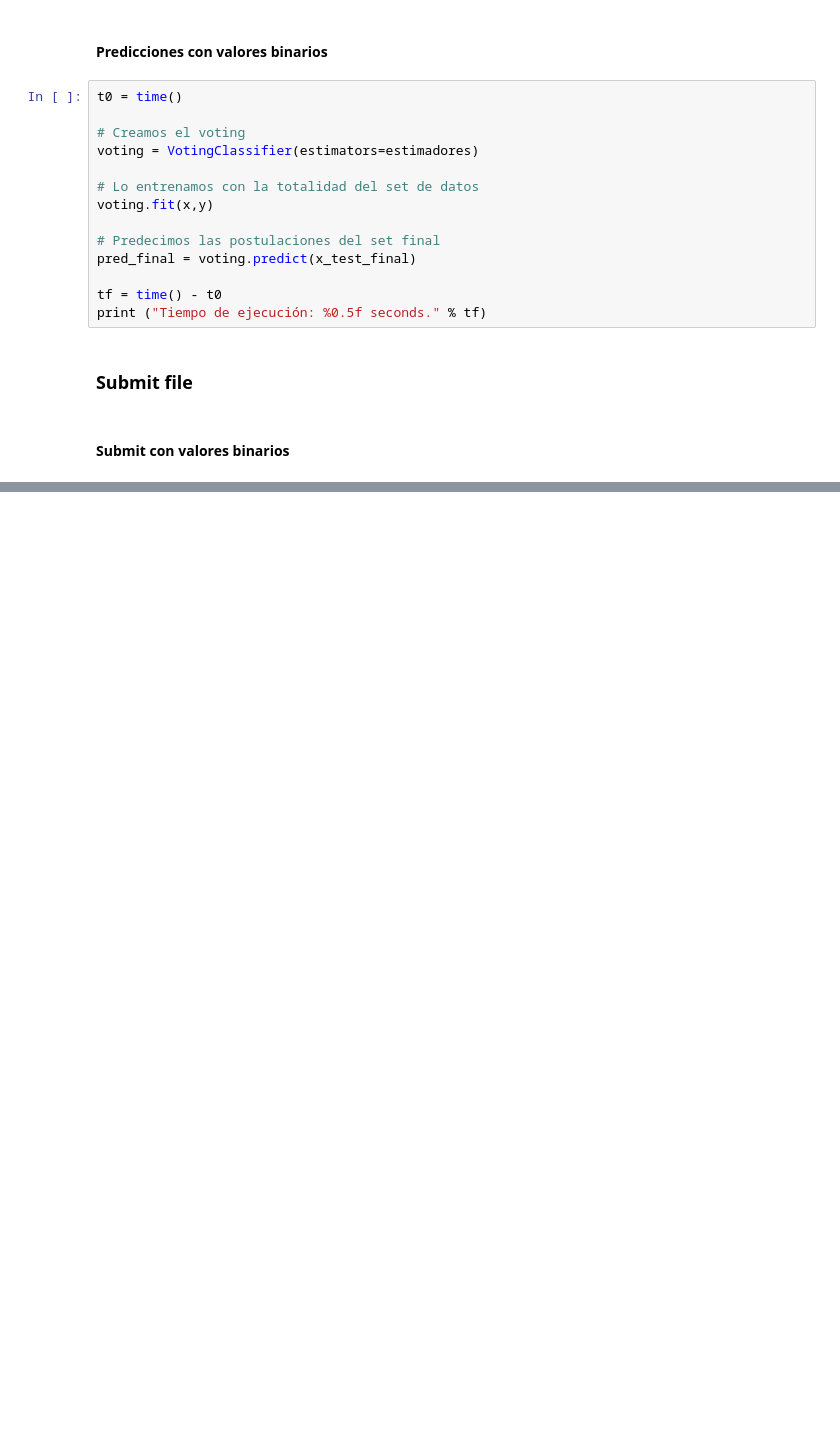
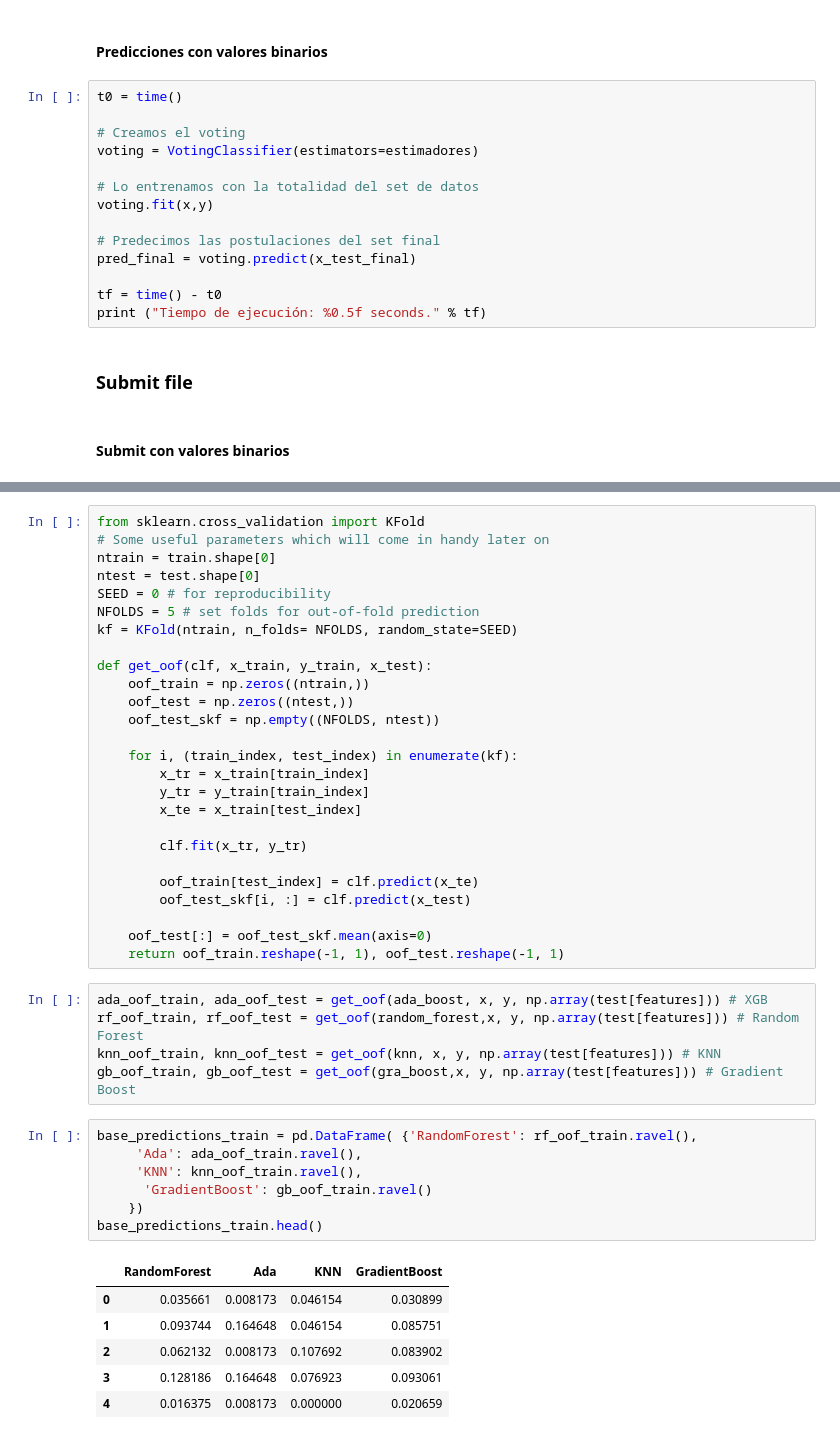
Before and after one commit to FrancoChoque/TP2Datos, a Jupyter notebook: machine_learning.ipynb, the cells around one changed output, grey strips where cells are left out. Saved outputs shown, nothing was run; the diff lists cells and outputs as text; blank space fills up the shorter version.

```diff
--- a/machine_learning.ipynb
+++ b/machine_learning.ipynb
@@ -1674,0 +1696,45 @@ print ("Tiempo de ejecución: %0.5f seconds." % tf)
+# %%
+from sklearn.cross_validation import KFold
+# Some useful parameters which will come in handy later on
+ntrain = train.shape[0]
+ntest = test.shape[0]
+SEED = 0 # for reproducibility
+NFOLDS = 5 # set folds for out-of-fold prediction
+kf = KFold(ntrain, n_folds= NFOLDS, random_state=SEED)
+
+def get_oof(clf, x_train, y_train, x_test):
+    oof_train = np.zeros((ntrain,))
+    oof_test = np.zeros((ntest,))
+    oof_test_skf = np.empty((NFOLDS, ntest))
+
+    for i, (train_index, test_index) in enumerate(kf):
+        x_tr = x_train[train_index]
+        y_tr = y_train[train_index]
+        x_te = x_train[test_index]
+
+        clf.fit(x_tr, y_tr)
+
+        oof_train[test_index] = clf.predict(x_te)
+        oof_test_skf[i, :] = clf.predict(x_test)
+
+    oof_test[:] = oof_test_skf.mean(axis=0)
+    return oof_train.reshape(-1, 1), oof_test.reshape(-1, 1)
+# %%
+ada_oof_train, ada_oof_test = get_oof(ada_boost, x, y, np.array(test[features])) # XGB
+rf_oof_train, rf_oof_test = get_oof(random_forest,x, y, np.array(test[features])) # Random Forest
+knn_oof_train, knn_oof_test = get_oof(knn, x, y, np.array(test[features])) # KNN
+gb_oof_train, gb_oof_test = get_oof(gra_boost,x, y, np.array(test[features])) # Gradient Boost
+# %%
+base_predictions_train = pd.DataFrame( {'RandomForest': rf_oof_train.ravel(),
+     'Ada': ada_oof_train.ravel(),
+     'KNN': knn_oof_train.ravel(),
+      'GradientBoost': gb_oof_train.ravel()
+    })
+base_predictions_train.head()
+# %% [output]
+|  | RandomForest | Ada | KNN | GradientBoost |
+| 0 | 0.035661 | 0.008173 | 0.046154 | 0.030899 |
+| 1 | 0.093744 | 0.164648 | 0.046154 | 0.085751 |
+| 2 | 0.062132 | 0.008173 | 0.107692 | 0.083902 |
+| 3 | 0.128186 | 0.164648 | 0.076923 | 0.093061 |
+| 4 | 0.016375 | 0.008173 | 0.000000 | 0.020659 |
```
Also changed, not shown: parts of 20 cells of this notebook.
